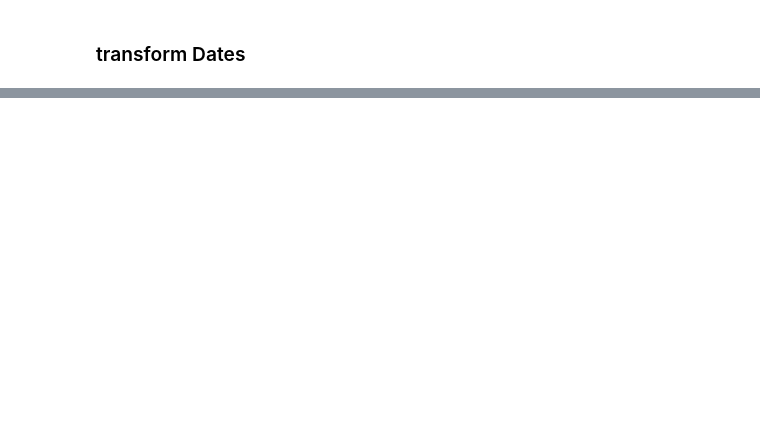
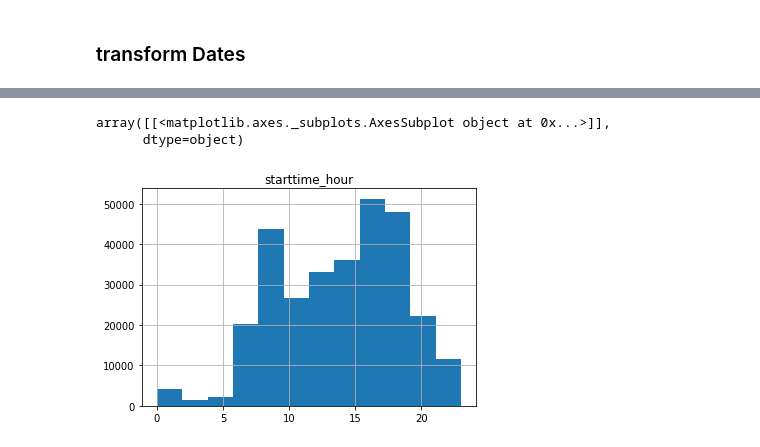
Before and after one commit to melaniezheng/citibike_rebalancing, a Jupyter notebook: Melanie's WD/EDA_melanie.ipynb, the cells around one changed output, grey strips where cells are left out. Cells and saved outputs as stored; diff of their text form; code cells hidden in the pictures; blank space fills up the shorter version.

```diff
--- a/Melanie's WD/EDA_melanie.ipynb
+++ b/Melanie's WD/EDA_melanie.ipynb
@@ -36,0 +127,6 @@ reformat_date(sample)
+# %%
+sample_new[sample_new['year']==2016].hist('starttime_hour', bins=12)
+# %% [output]
+array([[<matplotlib.axes._subplots.AxesSubplot object at 0x...>]],
+      dtype=object)
+[figure, added]
```
Also changed, not shown: parts of 19 cells of this notebook.
